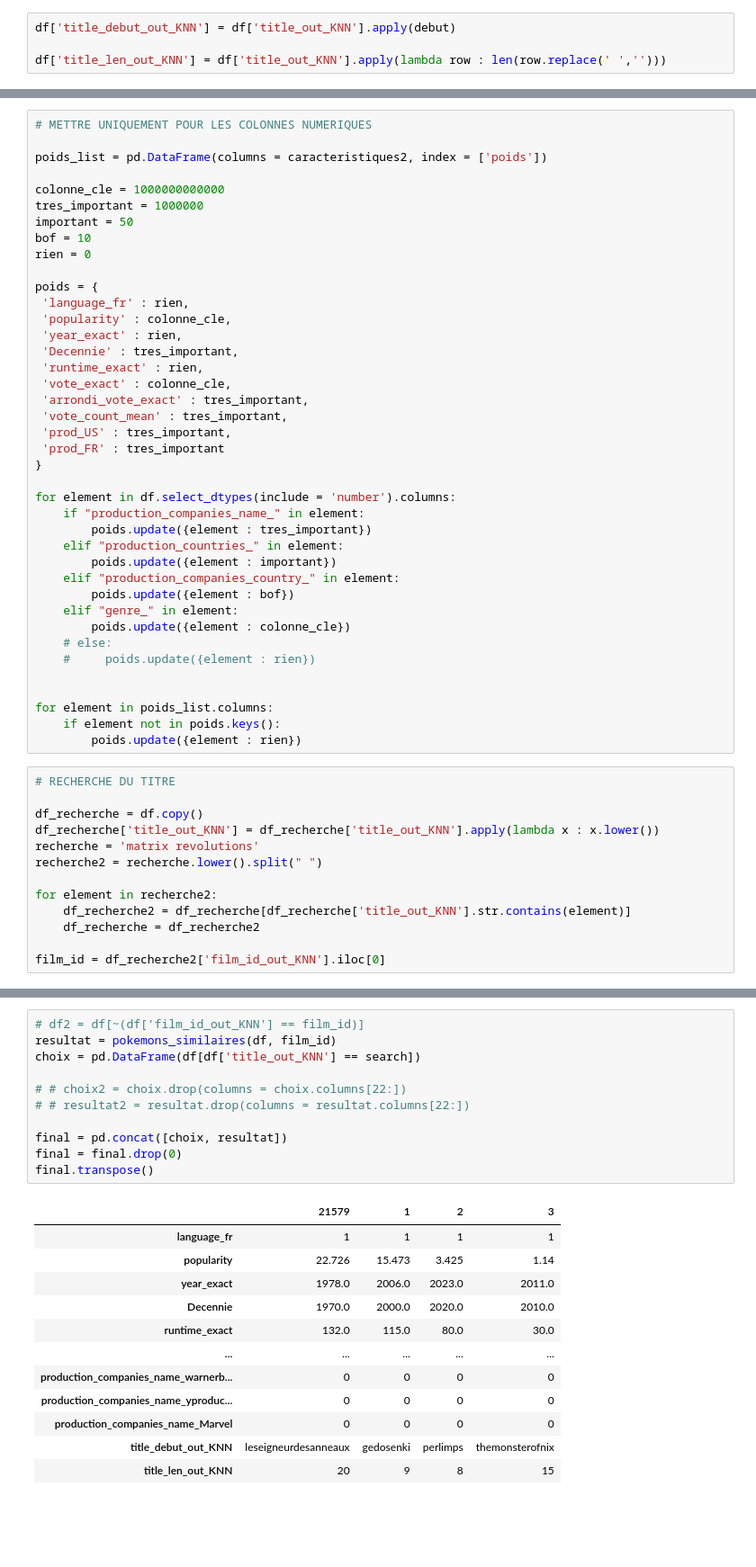
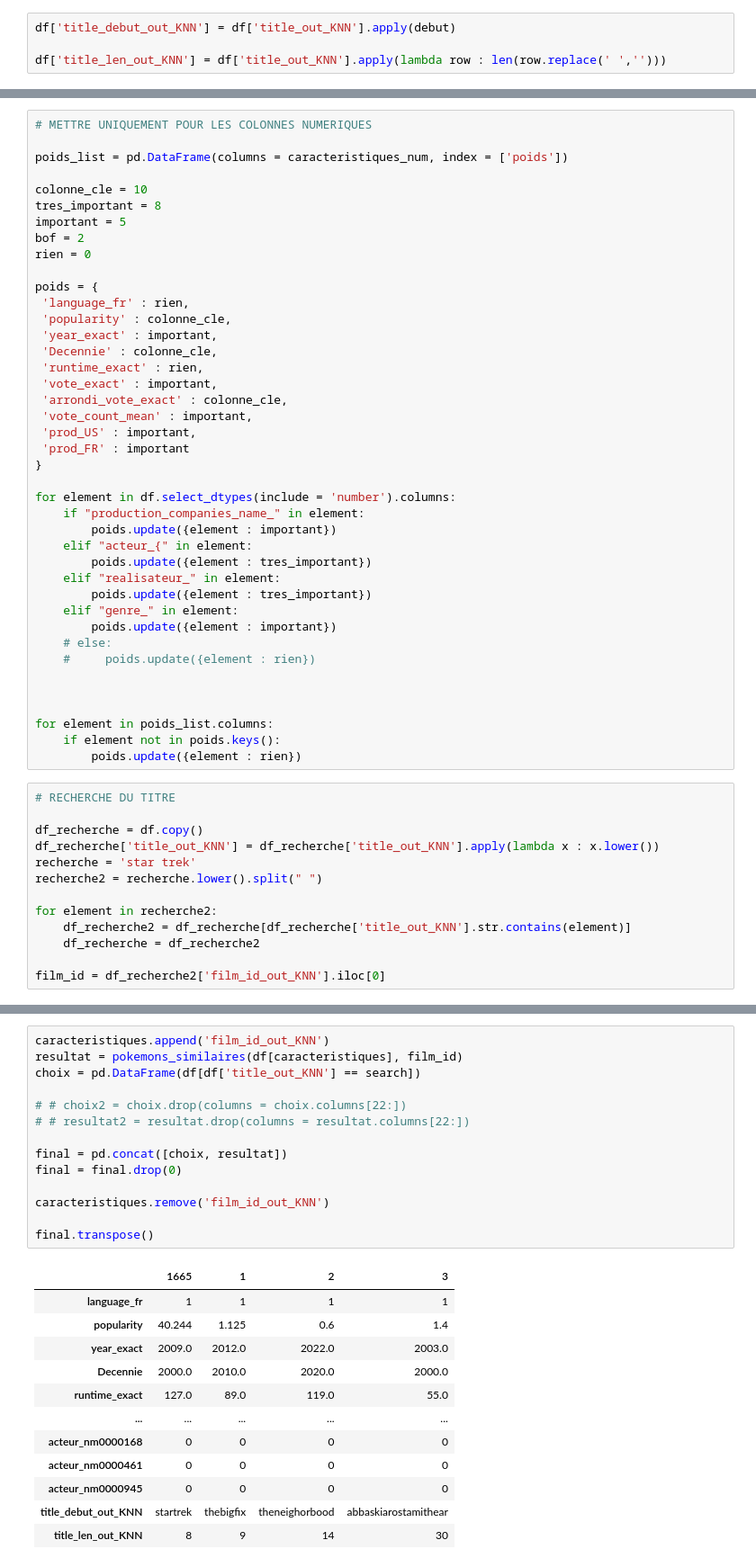
Before and after one commit to KilianCadiou/The-Rock-mendation, a Jupyter notebook: KNN.ipynb, the cells around one changed output, grey strips where cells are left out. Shown at 90% size. Cells and saved outputs as stored; diff of their text form; blank space fills up the shorter version.

```diff
--- a/KNN.ipynb
+++ b/KNN.ipynb
@@ -174,38 +197,39 @@ caracteristiques2.remove('titleType')
 # %%
 # METTRE UNIQUEMENT POUR LES COLONNES NUMERIQUES
 
-poids_list = pd.DataFrame(columns = caracteristiques2, index = ['poids'])
+poids_list = pd.DataFrame(columns = caracteristiques_num, index = ['poids'])
 
-colonne_cle = 1000000000000
-tres_important = 1000000
-important = 50
-bof = 10
+colonne_cle = 10
+tres_important = 8
+important = 5
+bof = 2
 rien = 0
 
 poids = {
  'language_fr' : rien,
  'popularity' : colonne_cle,
- 'year_exact' : rien,
- 'Decennie' : tres_important,
+ 'year_exact' : important,
+ 'Decennie' : colonne_cle,
  'runtime_exact' : rien,
- 'vote_exact' : colonne_cle,
- 'arrondi_vote_exact' : tres_important,
- 'vote_count_mean' : tres_important,
- 'prod_US' : tres_important,
- 'prod_FR' : tres_important
+ 'vote_exact' : important,
+ 'arrondi_vote_exact' : colonne_cle,
+ 'vote_count_mean' : important,
+ 'prod_US' : important,
+ 'prod_FR' : important
 }
 
 for element in df.select_dtypes(include = 'number').columns:
     if "production_companies_name_" in element:
+        poids.update({element : important})
+    elif "acteur_{" in element:
         poids.update({element : tres_important})
-    elif "production_countries_" in element:
+    elif "realisateur_" in element:
+        poids.update({element : tres_important})
+    elif "genre_" in element:
         poids.update({element : important})
-    elif "production_companies_country_" in element:
-        poids.update({element : bof})
-    elif "genre_" in element:
-        poids.update({element : colonne_cle})
     # else:
     #     poids.update({element : rien})
+
 
 
 for element in poids_list.columns:
@@ -216,7 +240,7 @@ for element in poids_list.columns:
 
 df_recherche = df.copy()
 df_recherche['title_out_KNN'] = df_recherche['title_out_KNN'].apply(lambda x : x.lower())
-recherche = 'matrix revolutions'
+recherche = 'star trek'
 recherche2 = recherche.lower().split(" ")
 
 for element in recherche2:
@@ -273,24 +290,27 @@ NearestNeighbors(metric='euclidean', n_neighbors=4)
 # %%
-# df2 = df[~(df['film_id_out_KNN'] == film_id)]
-resultat = pokemons_similaires(df, film_id)
+caracteristiques.append('film_id_out_KNN')
+resultat = pokemons_similaires(df[caracteristiques], film_id)
 choix = pd.DataFrame(df[df['title_out_KNN'] == search])
 
 # # choix2 = choix.drop(columns = choix.columns[22:])
 # # resultat2 = resultat.drop(columns = resultat.columns[22:])
 
 final = pd.concat([choix, resultat])
 final = final.drop(0)
+
+caracteristiques.remove('film_id_out_KNN')
+
 final.transpose()
 # %% [output]
-|  | 21579 | 1 | 2 | 3 |
+|  | 1665 | 1 | 2 | 3 |
 | language_fr | 1 | 1 | 1 | 1 |
-| popularity | 22.726 | 15.473 | 3.425 | 1.14 |
-| year_exact | 1978.0 | 2006.0 | 2023.0 | 2011.0 |
-| Decennie | 1970.0 | 2000.0 | 2020.0 | 2010.0 |
-| runtime_exact | 132.0 | 115.0 | 80.0 | 30.0 |
+| popularity | 40.244 | 1.125 | 0.6 | 1.4 |
+| year_exact | 2009.0 | 2012.0 | 2022.0 | 2003.0 |
+| Decennie | 2000.0 | 2010.0 | 2020.0 | 2000.0 |
+| runtime_exact | 127.0 | 89.0 | 119.0 | 55.0 |
 | ... | ... | ... | ... | ... |
-| production_companies_name_warnerb... | 0 | 0 | 0 | 0 |
-| production_companies_name_yproduc... | 0 | 0 | 0 | 0 |
-| production_companies_name_Marvel | 0 | 0 | 0 | 0 |
-| title_debut_out_KNN | leseigneurdesanneaux | gedosenki | perlimps | themonsterofnix |
-| title_len_out_KNN | 20 | 9 | 8 | 15 |
+| acteur_nm0000168 | 0 | 0 | 0 | 0 |
+| acteur_nm0000461 | 0 | 0 | 0 | 0 |
+| acteur_nm0000945 | 0 | 0 | 0 | 0 |
+| title_debut_out_KNN | startrek | thebigfix | theneighorbood | abbaskiarostamithear |
+| title_len_out_KNN | 8 | 9 | 14 | 30 |
```
Also changed, not shown: parts of 17 cells of this notebook, 1 other file.
